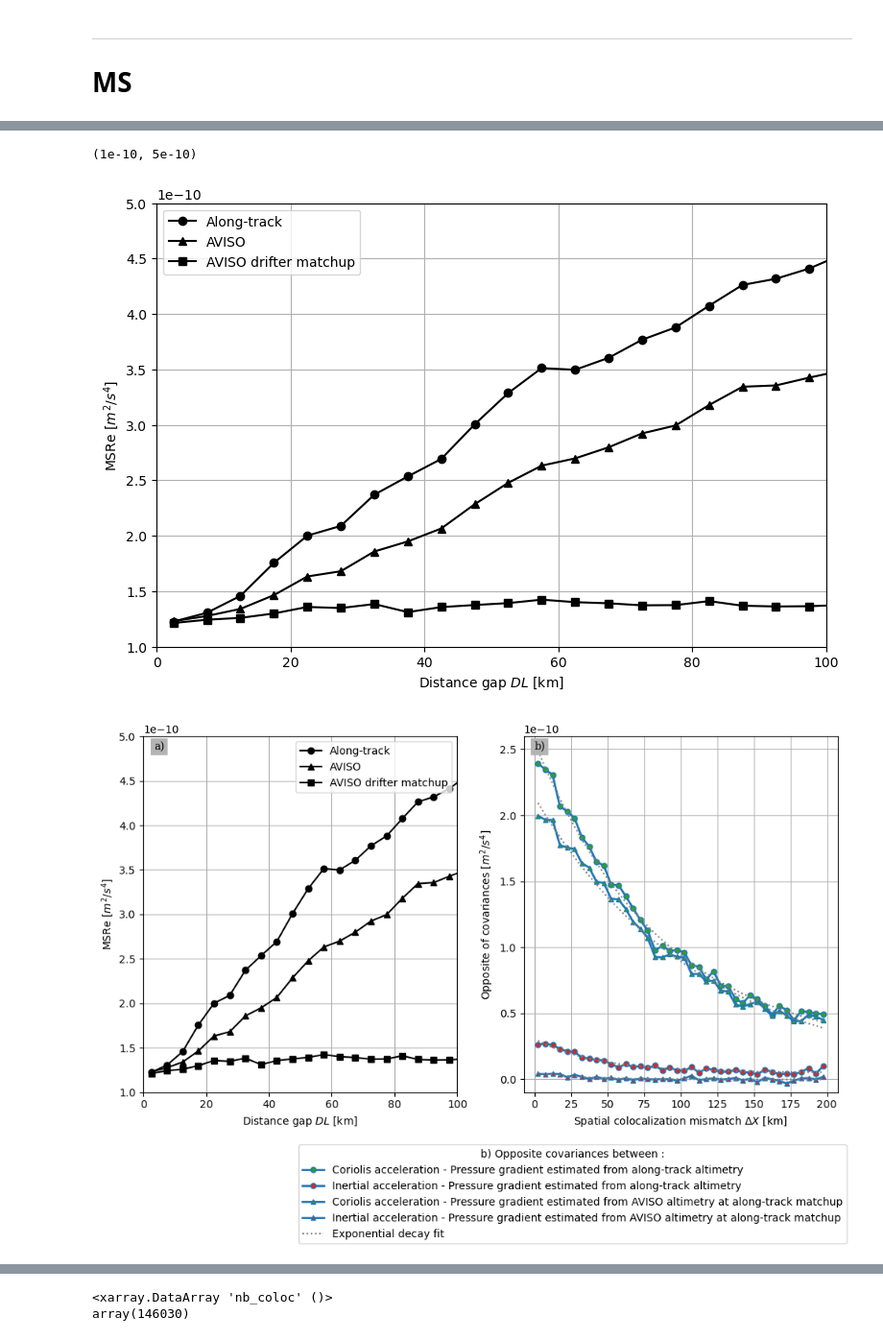
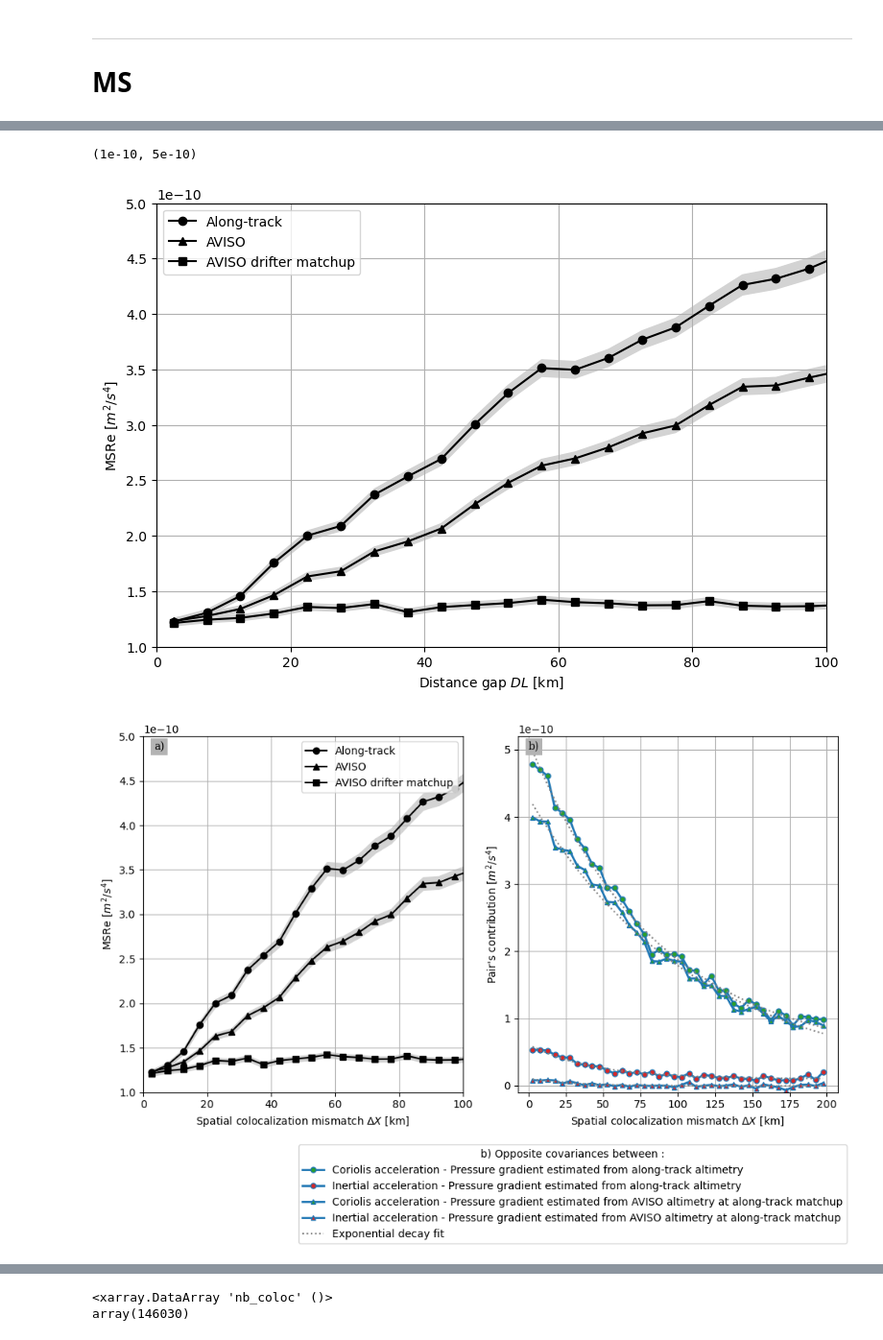
Before and after one commit to margot-demol/historical_analysis, a Jupyter notebook: 82_diag_stat_dist.ipynb, the cells around one changed output, grey strips where cells are left out. Shown at 96% size. Cells and saved outputs as stored; diff of their text form; code cells hidden in the pictures.

```diff
--- a/82_diag_stat_dist.ipynb
+++ b/82_diag_stat_dist.ipynb
@@ -44,0 +56,4 @@ dt = 10*60
+# %%
+dsms = xr.open_mfdataset(files_ms)[var].rename({'nb_coloc_bin':'nb_coloc'}).compute()
+dsmean = xr.open_mfdataset(files_mean)[var].rename({'nb_coloc_bin':'nb_coloc'}).compute()
+dscorr = xr.open_mfdataset(files_corr).rename({'nb_coloc_bin':'nb_coloc'}).compute()
@@ -55,26 +89,22 @@ dsd_ = xr.concat([xr.open_dataset(f) for f in fdist], dim='drifter_sat_year')
-# %%
-#dst = global_disttime_ms_drifter_sat_year(dst_)
-dsdc = global_disttime_ms_drifter_sat_year(dsd_)
-dsdc['distbin']=dsdc['distbin']/1000
-#dst['timebin']=dst['timebin']/3600
 # %%
 def exp_decay(dx, dx_constant, amplitude, cst):
-    return np.exp(-dx / dx_constant) * amplitude +cst
+    return np.exp(-dx / dx_constant) * 2e-10*amplitude +cst
 
-cor_alg = -dsdc.prod_drifter_coriolis_x_25__alti_ggx_adt_filtered_ocean_tide_internal_tide
-acc_alg = -dsdc.prod_drifter_acc_x_25__alti_ggx_adt_filtered_ocean_tide_internal_tide
-cor_av = -dsdc.prod_drifter_coriolis_x_25__aviso_alti_ggx_adt
-acc_av = -dsdc.prod_drifter_acc_x_25__aviso_alti_ggx_adt
-cor_av_d = -dsdc.prod_drifter_coriolis_x_25__aviso_drifter_ggx_adt
-acc_av_d = -dsdc.prod_drifter_acc_x_25__aviso_drifter_ggx_adt
-cor_wd_alti = -dsdc.prod_drifter_coriolis_x_25__es_cstrio_z15_alti_wd_x
-cor_wd_drifter = -dsdc.prod_drifter_coriolis_x_25__es_cstrio_z15_drifter_wd_x
+cor_alg = dsdc.prod_drifter_coriolis_x_25__alti_ggx_adt_filtered_ocean_tide_internal_tide
+
+acc_alg = dsdc.prod_drifter_acc_x_25__alti_ggx_adt_filtered_ocean_tide_internal_tide
+cor_av = dsdc.prod_drifter_coriolis_x_25__aviso_alti_ggx_adt
+acc_av = dsdc.prod_drifter_acc_x_25__aviso_alti_ggx_adt
+cor_av_d = dsdc.prod_drifter_coriolis_x_25__aviso_drifter_ggx_adt
+acc_av_d = dsdc.prod_drifter_acc_x_25__aviso_drifter_ggx_adt
+cor_wd_alti = dsdc.prod_drifter_coriolis_x_25__es_cstrio_z15_alti_wd_x
+cor_wd_drifter = dsdc.prod_drifter_coriolis_x_25__es_cstrio_z15_drifter_wd_x
 
 fit_cor_alg = cor_alg.curvefit("distbin", exp_decay)
 fit_acc_alg = acc_alg.curvefit("distbin", exp_decay)
 fit_cor_av = cor_av.curvefit("distbin", exp_decay)
 fit_acc_av = acc_av.curvefit("distbin", exp_decay)
-fit_cor_wd = cor_wd_alg.curvefit("distbin", exp_decay)
+fit_cor_wd_alti = cor_wd_alti.curvefit("distbin", exp_decay)
 # %%
 import itertools
 corr_key_co = list(itertools.combinations(list(id_co_dic.values()),2))
@@ -174,8 +176,3 @@ dsd_ = xr.concat([xr.open_dataset(f) for f in fdist], dim='drifter_sat_year')
-# %%
-#dst = global_disttime_ms_drifter_sat_year(dst_)
-dsd = global_disttime_ms_drifter_sat_year(dsd_)
-dsd['distbin']=dsd['distbin']/1000
-#dst['timebin']=dst['timebin']/3600
 # %%
 def compute_sum_ms(ds, id_, dic=None):
     if dic == None :
@@ -230,8 +181,11 @@ ax.grid()
 # %%
 fig, ax = plt.subplots(1,1, figsize=(9,6))
 dsd['sum_'+id_co].plot(label='Along-track', ax=ax, c='k', marker='o')
+ax.fill_between(dsd.distbin, dsd['sum_'+id_co]-mserr['sum_'+id_co], dsd['sum_'+id_co]+mserr['sum_'+id_co], color='lightgrey')
 dsd['sum_'+id_aviso].plot(label='AVISO', ax=ax, c='k', marker='^')
+ax.fill_between(dsd.distbin, dsd['sum_'+id_aviso]-mserr['sum_'+id_aviso], dsd['sum_'+id_aviso]+mserr['sum_'+id_aviso], color='lightgrey')
 dsd['sum_'+id_aviso_drifter].plot(label='AVISO drifter matchup', ax=ax, c='k', marker='s')
+ax.fill_between(dsd.distbin, dsd['sum_'+id_aviso_drifter]-mserr['sum_'+id_aviso_drifter], dsd['sum_'+id_aviso_drifter]+mserr['sum_'+id_aviso_drifter], color='lightgrey')
 ax.grid()
 ax.legend()
 ax.set_xlabel(r'Distance gap $DL$ [km]')
@@ -240,7 +194,7 @@ ax.set_xlim(0,100)
 ax.set_ylim(1e-10,5e-10)
 # %% [output]
 (1e-10, 5e-10)
-[figure, old version]
+[figure, new version]
 # %%
 import matplotlib.transforms as mtransforms
 
@@ -256,36 +210,40 @@ for label, ax in axs.items():
 ax =axs['a)']
 dsd['sum_'+id_co].plot(label='Along-track', ax=ax, c='k', marker='o')
 dsd['sum_'+id_aviso].plot(label='AVISO', ax=ax, c='k', marker='^')
 dsd['sum_'+id_aviso_drifter].plot(label='AVISO drifter matchup', ax=ax, c='k', marker='s')
+ax.fill_between(dsd.distbin, dsd['sum_'+id_co]-mserr['sum_'+id_co], dsd['sum_'+id_co]+mserr['sum_'+id_co], color='lightgrey')
+ax.fill_between(dsd.distbin, dsd['sum_'+id_aviso]-mserr['sum_'+id_aviso], dsd['sum_'+id_aviso]+mserr['sum_'+id_aviso], color='lightgrey')
+ax.fill_between(dsd.distbin, dsd['sum_'+id_aviso_drifter]-mserr['sum_'+id_aviso_drifter], dsd['sum_'+id_aviso_drifter]+mserr['sum_'+id_aviso_drifter], color='lightgrey')
+
 ax.grid()
 ax.legend()
-ax.set_xlabel(r'Distance gap $DL$ [km]')
+ax.set_xlabel('Spatial colocalization mismatch $\Delta X$ [km]')
 ax.set_ylabel(r'MSRe $[m^2/s^4]$')
 ax.set_xlim(0,100)
 ax.set_ylim(1e-10,5e-10)
 ax.legend(ncol=1, loc='upper right')#, bbox_to_anchor=(1,         0.5))#bbox_transform=fig.transFigure,
 
 ax =axs['b)']
 cor_alg.plot(c = c0['ggrad'], marker = 'o', markerfacecolor=c0['coriolis'], markersize=5, lw=2, label= 'Coriolis acceleration - Pressure gradient estimated from along-track altimetry')
 acc_alg.plot(c = c0['ggrad'], marker = 'o', markerfacecolor=c0['acc'], markersize=5, lw=2, label= 'Inertial acceleration - Pressure gradient estimated from along-track altimetry')
 cor_av.plot(c = c0['ggrad'], marker = '^', markerfacecolor=c0['coriolis'], markersize=4, lw=2, label= 'Coriolis acceleration - Pressure gradient estimated from AVISO altimetry at along-track matchup')
 acc_av.plot(c = c0['ggrad'], marker = '^', markerfacecolor=c0['acc'], markersize=4, lw=2, label= 'Inertial acceleration - Pressure gradient estimated from AVISO altimetry at along-track matchup')
 
 
 exp_decay(cor_alg.distbin, *fit_cor_alg.curvefit_coefficients).plot(ls=':', c='grey', label = 'Exponential decay fit')
 exp_decay(acc_alg.distbin, *fit_acc_alg.curvefit_coefficients).plot(ls=':', c='grey')
 exp_decay(cor_av.distbin, *fit_cor_av.curvefit_coefficients).plot(ls=':', c='grey')
 exp_decay(acc_av.distbin, *fit_acc_av.curvefit_coefficients).plot(ls=':', c='grey')
 
 ax.grid()
 ax.set_title('')
-ax.set_ylabel('Opposite of covariances $[m^2/s^4]$')
+ax.set_ylabel("Pair's contribution $[m^2/s^4]$")
 ax.set_xlabel('Spatial colocalization mismatch $\Delta X$ [km]')
-ax.set_ylim(-1e-11,2.6e-10)
+ax.set_ylim(-1e-11,5.2e-10)
 handles, labels = ax.get_legend_handles_labels()
 fig.legend(handles, labels, ncol=1,loc='lower right', title='b) Opposite covariances between :')#, bbox_to_anchor=(1,         0.5))#bbox_transform=fig.transFigure,
 fig.tight_layout(rect=[0,0.2,1,1])#left, bottom, right, top (default is 0,0,1,1)
 # %% [output]
-[figure, old version]
+[figure, new version]
 # %% [markdown]
 ______________________
```
Also changed, not shown: parts of 39 cells of this notebook, 9 other files.
